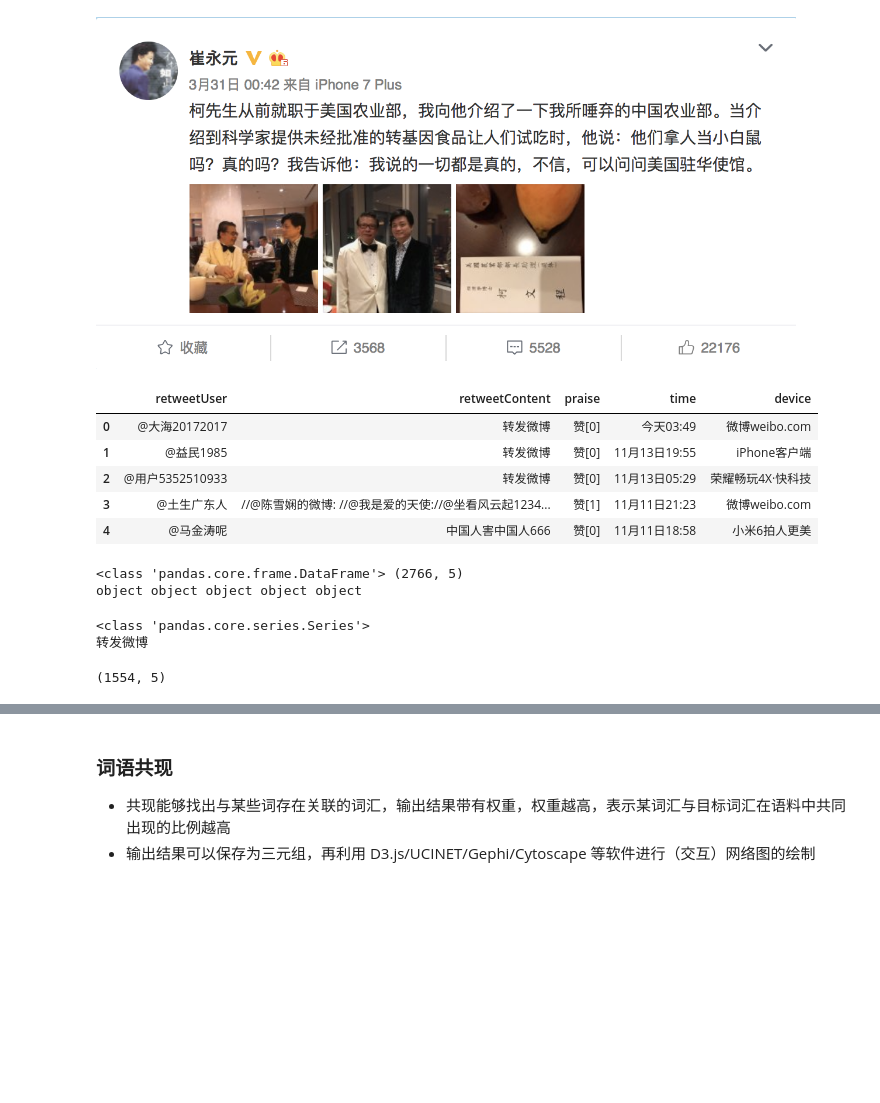
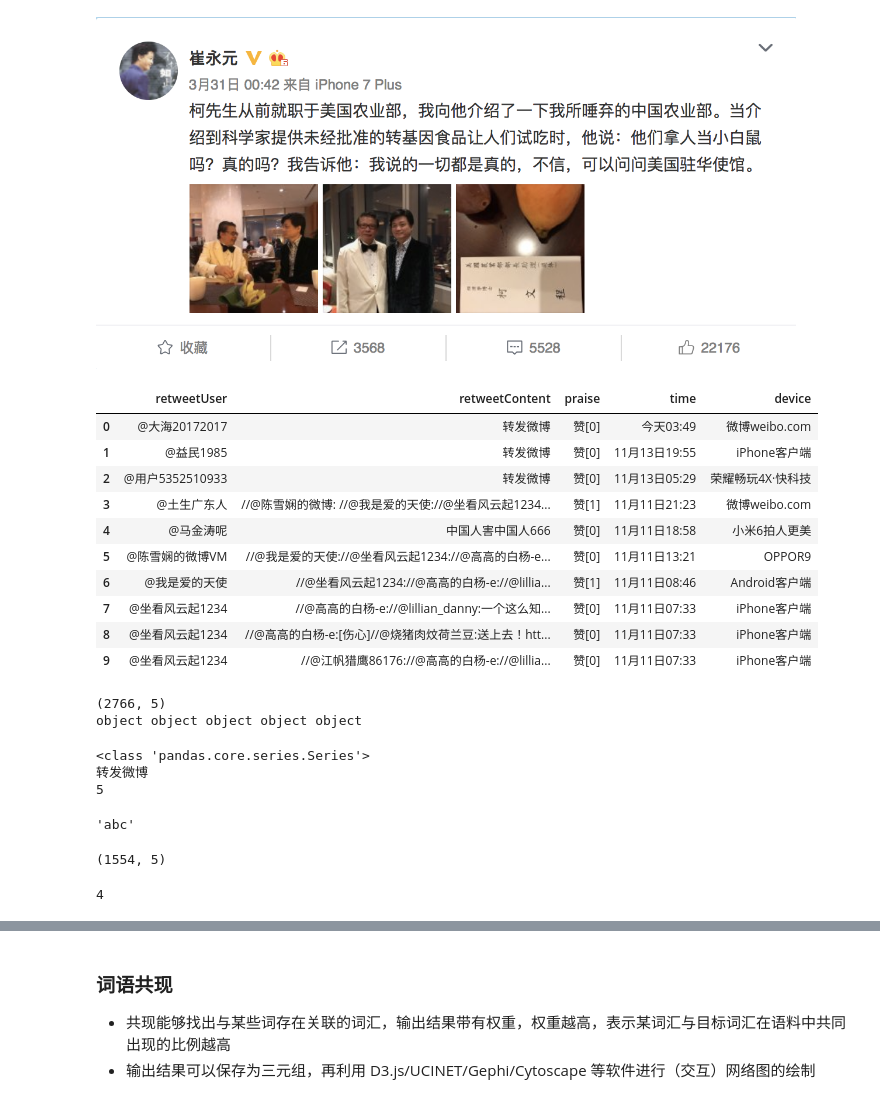
Before and after one commit to LyndonChenLuo/textAnalysis, a Jupyter notebook: textAnalysisIntroduction/textAnalysisIntro.ipynb, the cells around one changed output, grey strips where cells are left out. Drawn from its saved outputs; the diff is of its cells as text; code cells hidden in the pictures; blank space fills up the shorter version.

```diff
--- a/textAnalysisIntroduction/textAnalysisIntro.ipynb
+++ b/textAnalysisIntroduction/textAnalysisIntro.ipynb
@@ -195,33 +230,46 @@ IPython.display.Image('source.png', width=700)
 [figure]
 # %%
 # 用Pandas包读取Excel中的数据
+# NumPy, SciPy, Pandas
 # Pandas是一个功能非常强大的科学计算库，所有操作都可以在http://pandas.pydata.org/pandas-docs/stable/上找到答案
 import pandas as pd
 source = pd.read_excel('cyy.xlsx', sheet_name='Sheet1', header=0)
-source.head()
+source.head(10)
 # %% [output]
 |  | retweetUser | retweetContent | praise | time | device |
 | 0 | @大海20172017 | 转发微博 | 赞[0] | 今天03:49 | 微博weibo.com |
 | 1 | @益民1985 | 转发微博 | 赞[0] | 11月13日19:55 | iPhone客户端 |
 | 2 | @用户5352510933 | 转发微博 | 赞[0] | 11月13日05:29 | 荣耀畅玩4X·快科技 |
 | 3 | @土生广东人 | //@陈雪娴的微博: //@我是爱的天使://@坐看风云起1234... | 赞[1] | 11月11日21:23 | 微博weibo.com |
 | 4 | @马金涛呢 | 中国人害中国人666 | 赞[0] | 11月11日18:58 | 小米6拍人更美 |
+| 5 | @陈雪娴的微博VM | //@我是爱的天使://@坐看风云起1234://@高高的白杨-e... | 赞[0] | 11月11日13:21 | OPPOR9 |
+| 6 | @我是爱的天使 | //@坐看风云起1234://@高高的白杨-e://@lillia... | 赞[1] | 11月11日08:46 | Android客户端 |
+| 7 | @坐看风云起1234 | //@高高的白杨-e://@lillian_danny:一个这么知... | 赞[0] | 11月11日07:33 | iPhone客户端 |
+| 8 | @坐看风云起1234 | //@高高的白杨-e:[伤心]//@烧猪肉炆荷兰豆:送上去！htt... | 赞[0] | 11月11日07:33 | iPhone客户端 |
+| 9 | @坐看风云起1234 | //@江帆猎鹰86176://@高高的白杨-e://@lillia... | 赞[0] | 11月11日07:33 | iPhone客户端 |
 # %%
-# 查看导入后的数据格式、维度、每一列的数据类型
-print type(source), source.shape
+# 查看导入后的数据格式、维度、每一列的数据类型(dtype)
+print source.shape
 for col in source.columns:
     print source[col].dtype,
 # %% [output]
-<class 'pandas.core.frame.DataFrame'> (2766, 5)
+(2766, 5)
 object object object object object
 # %%
 # 如果用户直接转发消息，微博系统自动添加“转发微博”，可以过滤出有多少人直接转发源消息而不加入自己的转发内容
 # 需要注意'retweetContent'中的每一行末尾都带了一个空格，需要消除
 print type(source['retweetContent'])
 print source['retweetContent'][0]
+print len(source['retweetContent'][0])
 # %% [output]
 <class 'pandas.core.series.Series'>
 转发微博
+5
+# %%
+s = 'abc '
+s.strip()
+# %% [output]
+'abc'
 # %%
 # 去除段尾空格的函数再进行过滤
 def trim(s):
@@ -231,0 +284,4 @@ source[source['retweetContent'].apply(trim) == u'转发微博'].shape
+# %%
+print f(2)
+# %% [output]
+4
```
Also changed, not shown: parts of 28 cells of this notebook.
